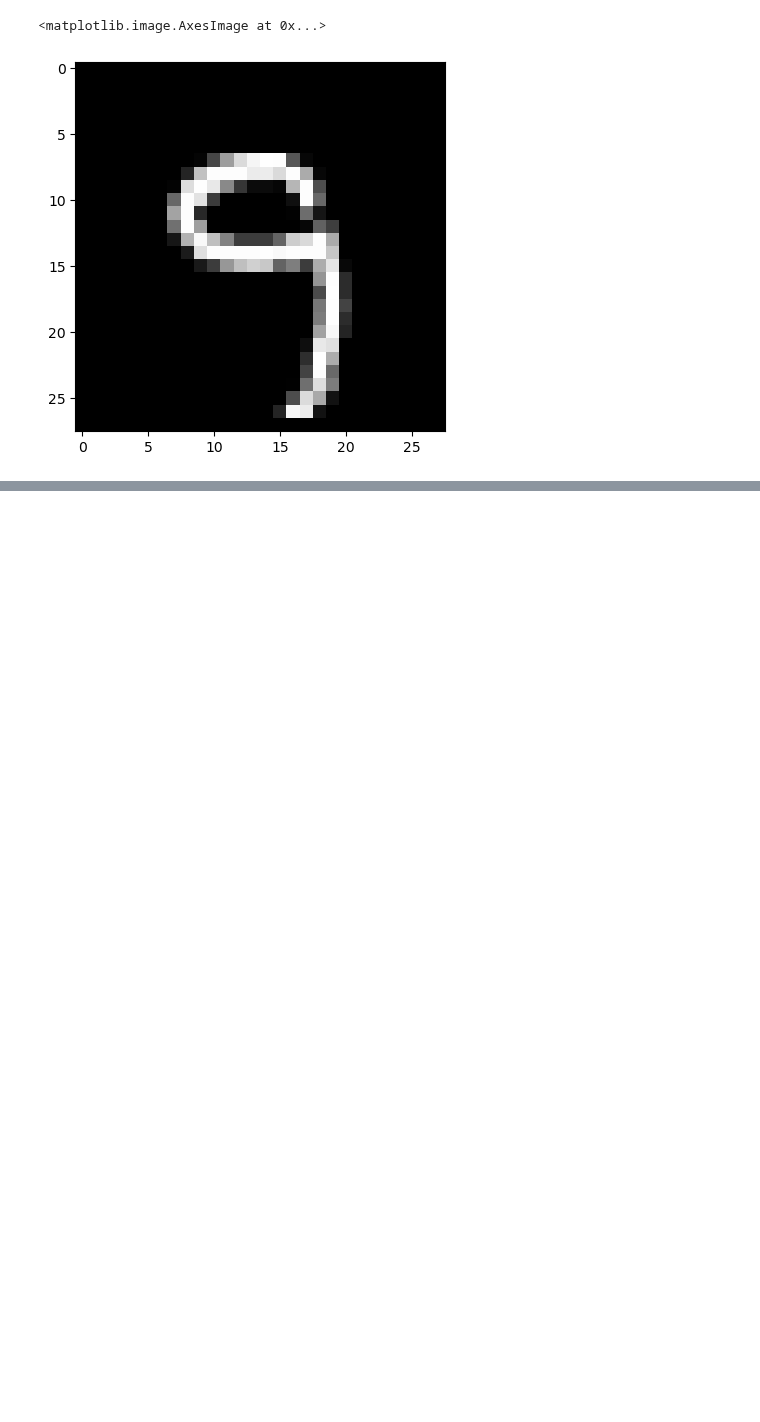
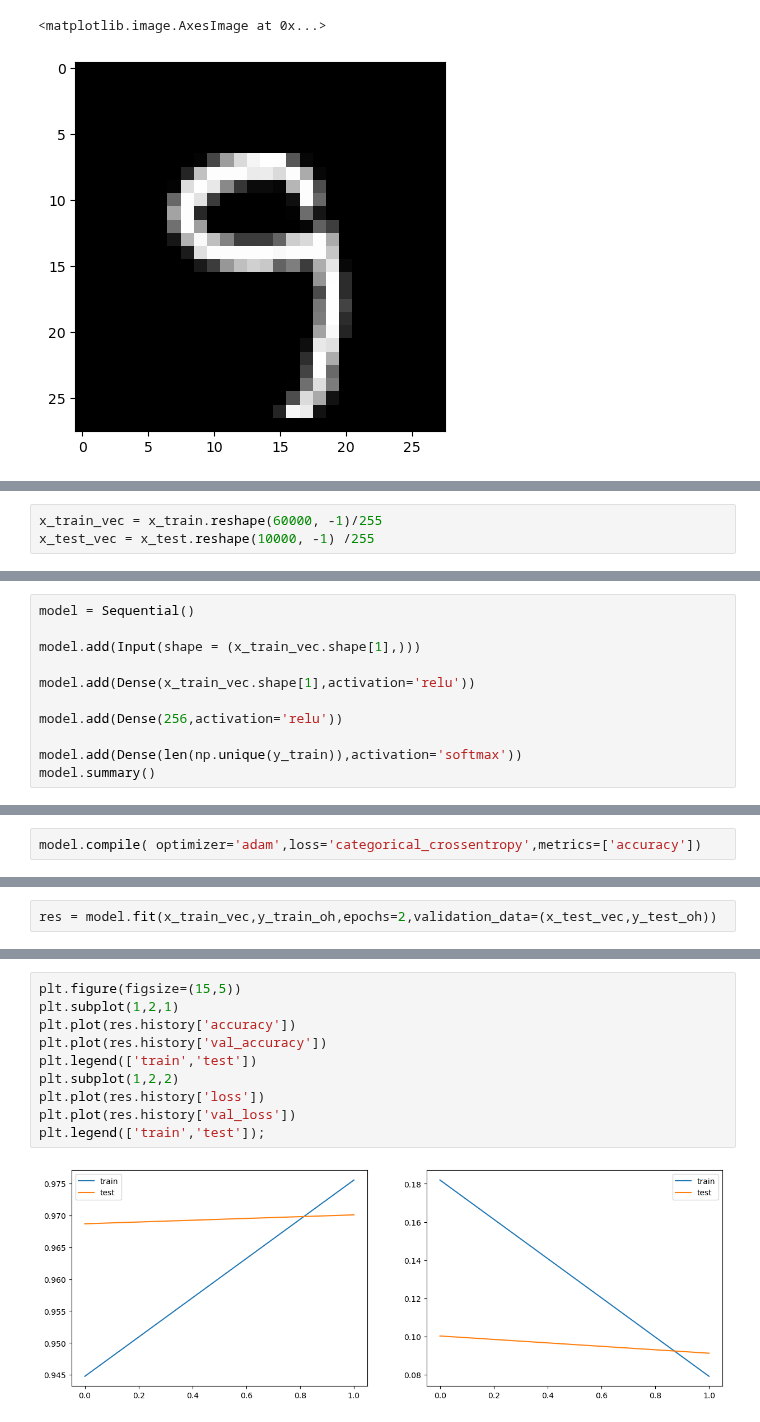
Before and after one commit to TahaT80/AI, a Jupyter notebook: part4_Machine Learning/Noron/1_3_Preceptron.ipynb, the cells around one changed output, grey strips where cells are left out. Drawn from its saved outputs; the diff is of its cells as text; blank space fills up the shorter version.

```diff
--- a/part4_Machine Learning/Noron/1_3_Preceptron.ipynb
+++ b/part4_Machine Learning/Noron/1_3_Preceptron.ipynb
@@ -31,0 +48,3 @@ plt.imshow(x_train[14116], cmap='gray')
+# %%
+x_train_vec = x_train.reshape(60000, -1)/255
+x_test_vec = x_test.reshape(10000, -1) /255
@@ -31,0 +62,11 @@ plt.imshow(x_train[14116], cmap='gray')
+# %%
+model = Sequential()
+
+model.add(Input(shape = (x_train_vec.shape[1],)))
+
+model.add(Dense(x_train_vec.shape[1],activation='relu'))
+
+model.add(Dense(256,activation='relu'))
+
+model.add(Dense(len(np.unique(y_train)),activation='softmax'))
+model.summary()
@@ -31,0 +87,2 @@ plt.imshow(x_train[14116], cmap='gray')
+# %%
+model.compile( optimizer='adam',loss='categorical_crossentropy',metrics=['accuracy'])
@@ -31,0 +91,2 @@ plt.imshow(x_train[14116], cmap='gray')
+# %%
+res = model.fit(x_train_vec,y_train_oh,epochs=2,validation_data=(x_test_vec,y_test_oh))
@@ -31,0 +98,12 @@ plt.imshow(x_train[14116], cmap='gray')
+# %%
+plt.figure(figsize=(15,5))
+plt.subplot(1,2,1)
+plt.plot(res.history['accuracy'])
+plt.plot(res.history['val_accuracy'])
+plt.legend(['train','test'])
+plt.subplot(1,2,2)
+plt.plot(res.history['loss'])
+plt.plot(res.history['val_loss'])
+plt.legend(['train','test']);
+# %% [output]
+[figure, added]
```
Also changed, not shown: parts of 10 cells of this notebook, 4 other files.
